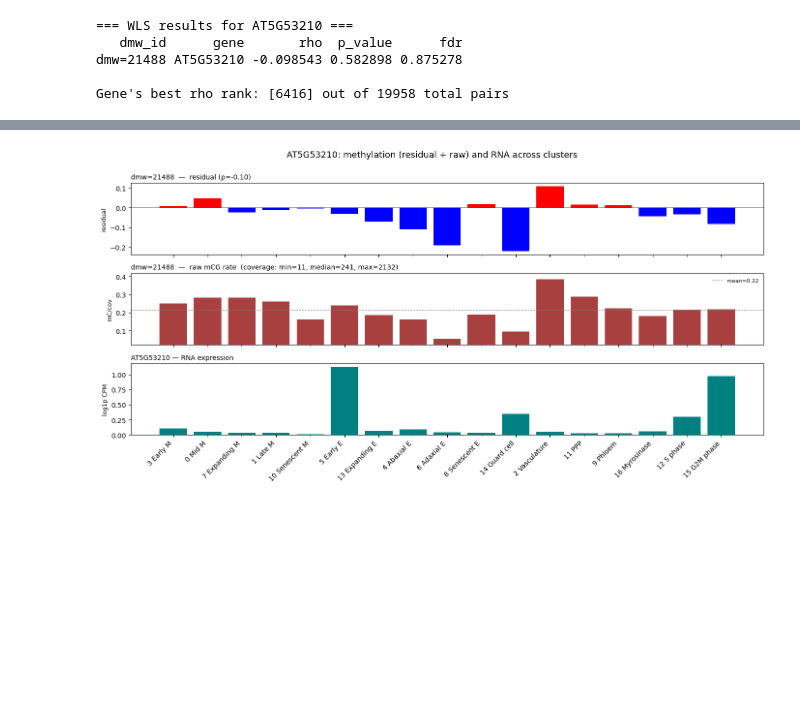
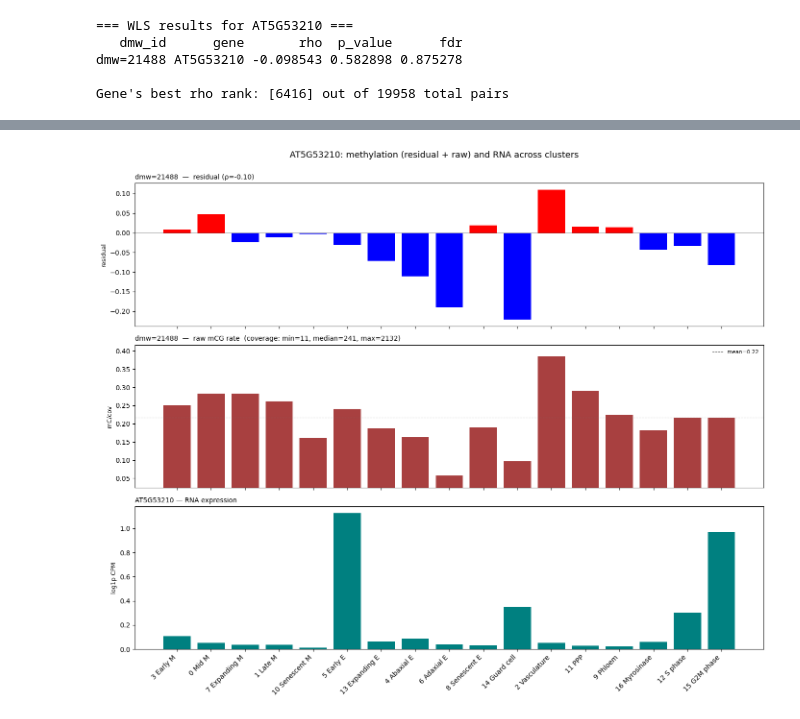
Before and after one commit to kqu18/ecker-DMR-analysis-scripts, a Jupyter notebook: notebooks/2026/260428_dmw_corr_heatmap_claude.ipynb, the cells around one changed output, grey strips where cells are left out. Cells and saved outputs as stored; diff of their text form; code cells hidden in the pictures; blank space fills up the shorter version.

```diff
--- a/notebooks/2026/260428_dmw_corr_heatmap_claude.ipynb
+++ b/notebooks/2026/260428_dmw_corr_heatmap_claude.ipynb
@@ -562,7 +562,7 @@ if not gene_stats.empty and GENE in cluster_rna_matrix.index:
         # Two methylation rows per DMW + one RNA row at the bottom
         n_rows = 2 * n_dmws + 1
         fig, axes = plt.subplots(n_rows, 1,
-                                 figsize=(14, 2.0 * n_rows + 1),
+                                 figsize=(14, 3.5 * n_rows + 1),
                                  sharex=True)
         if n_rows == 1:
             axes = [axes]
@@ -601,31 +601,31 @@ if not gene_stats.empty and GENE in cluster_rna_matrix.index:
 
             axes[plot_idx].axhline(raw_rate.mean(), color="grey",
                                    lw=0.8, linestyle="--",
                                    label=f"mean={raw_rate.mean():.2f}")
             axes[plot_idx].legend(loc="upper right", fontsize=8, frameon=False)
             axes[plot_idx].set_title(
                 f"{dmw_id}  —  raw mCG rate  "
                 f"(coverage: min={int(cov_vals.min())}, "
                 f"median={int(cov_vals.median())}, "
                 f"max={int(cov_vals.max())})",
                 fontsize=10, loc="left")
             plot_idx += 1
 
         # --- Final row: RNA expression ---
         axes[-1].bar(range(len(rna_vec)), rna_vec.values, color="teal")
         axes[-1].set_ylabel("log1p CPM", fontsize=9)
         axes[-1].set_title(f"{GENE} — RNA expression",
                            fontsize=10, loc="left")
         axes[-1].set_xticks(range(len(rna_vec)))
         axes[-1].set_xticklabels(rna_vec.index, rotation=45, ha="right")
 
         plt.suptitle(
             f"{GENE}: methylation (residual + raw) and RNA across clusters",
             fontsize=13, y=1.00)
         plt.subplots_adjust(hspace=0.55)
         plt.tight_layout()
         plt.savefig(f"{fig_outdir}/{GENE}_inspection.png",
                     dpi=200, bbox_inches="tight")
         plt.show()
 # %% [output]
-[figure, old version]
+[figure, new version]
```
Also changed, not shown: parts of 2 cells of this notebook, 19 other files.
